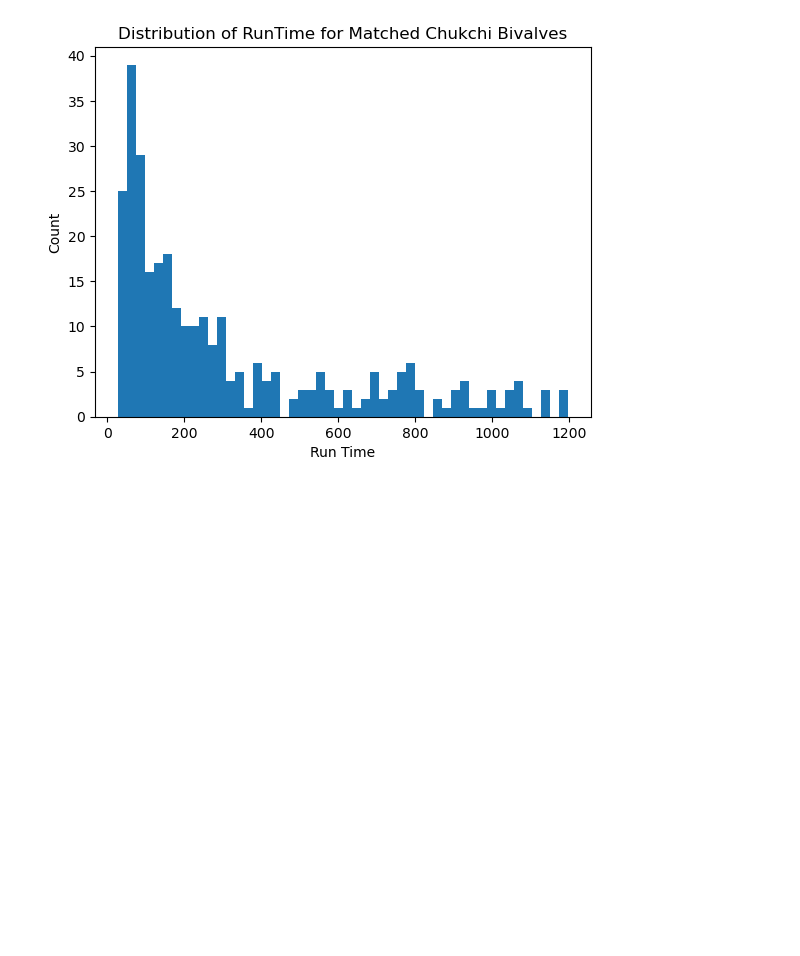
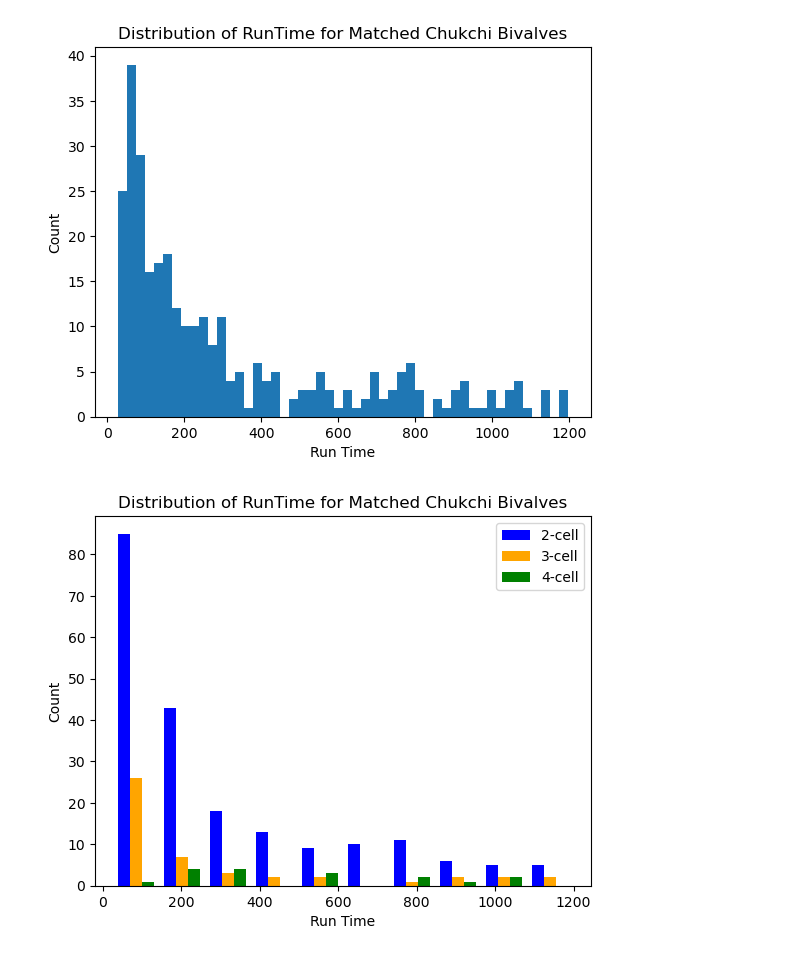
Before and after one commit to michaelstaiger/IFCBParticleSize, a Jupyter notebook: EmpyricalAnalysis/Notebooks/ChukchiBivalves.ipynb, the cells around one changed output. Cells and saved outputs as stored; diff of their text form; code cells hidden in the pictures; blank space fills up the shorter version.

Commit message:
updating analysis

```diff
--- a/EmpyricalAnalysis/Notebooks/ChukchiBivalves.ipynb
+++ b/EmpyricalAnalysis/Notebooks/ChukchiBivalves.ipynb
@@ -92,5 +101,5 @@ Saved to /Users/michaelstaiger/Desktop/gitRepos/IFCBParticleSize/EmpyricalAnalys
 # %%
-df = pd.read_csv(Path("/Users/michaelstaiger/Desktop/gitRepos/IFCBParticleSize/EmpyricalAnalysis/IFCBData/Chukchi/matched_roi_master.csv"))
+df = pd.read_csv(Path("/Users/michaelstaiger/Desktop/gitRepos/IFCBParticleSize/EmpyricalAnalysis/IFCBData/Chukchi/matched_roi_masterV2.csv"))
 # %%
 df.head(n=20)
 # %% [output]
@@ -121,6 +130,20 @@ plt.savefig("/Users/michaelstaiger/Desktop/gitRepos/IFCBParticleSize/EmpyricalAn
 plt.show()
 # %% [output]
 [figure]
+# %%
+df2cell = df[df["taglabel"] == "2cell"]
+df3cell = df[df["taglabel"] == "3cell"]
+df4cell = df[df["taglabel"] == "4cell"]
+
+plt.hist([df2cell["RunTime"], df3cell["RunTime"], df4cell["RunTime"]], label=["2-cell", "3-cell", "4-cell"], color=["blue", "orange", "green"])
+plt.xlabel("Run Time")
+plt.ylabel("Count")
+plt.legend()
+plt.title("Distribution of RunTime for Matched Chukchi Bivalves")
+plt.savefig("/Users/michaelstaiger/Desktop/gitRepos/IFCBParticleSize/EmpyricalAnalysis/Figs/chuck_bivalve_runtime_byclass_histogram.png")
+plt.show()
+# %% [output]
+[figure, added]
 # %%
 
 # -----------------------------
```
Also changed, not shown: parts of 1 cell of this notebook, 1 other file.
